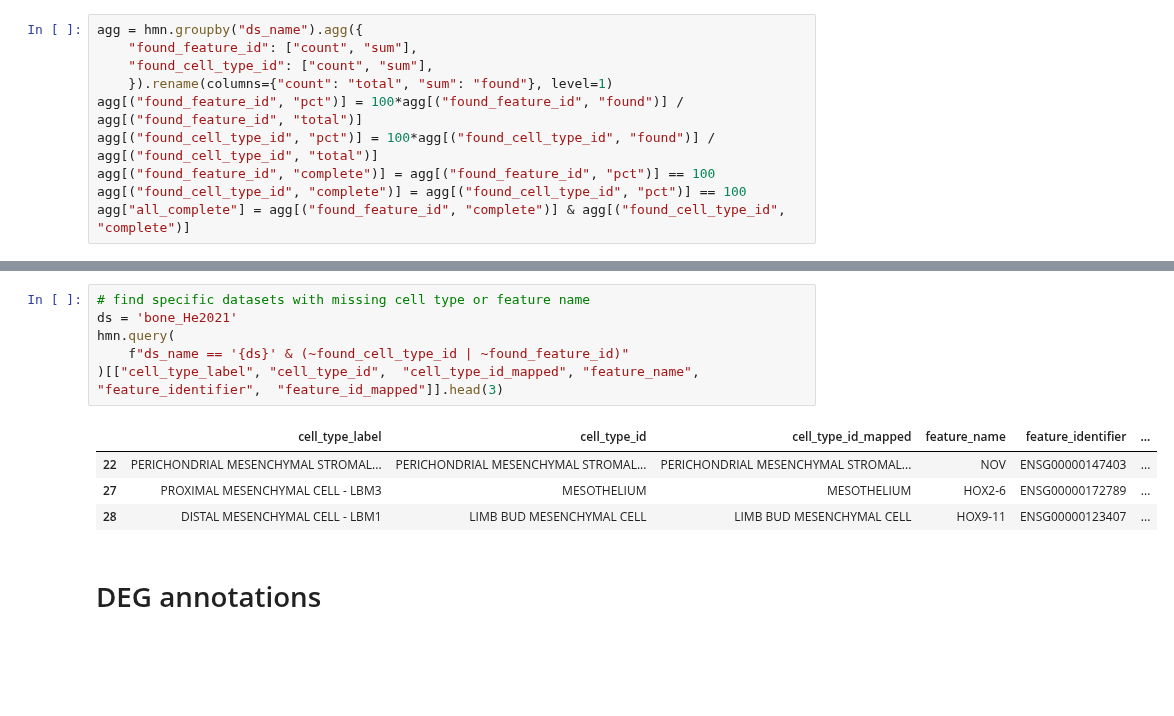
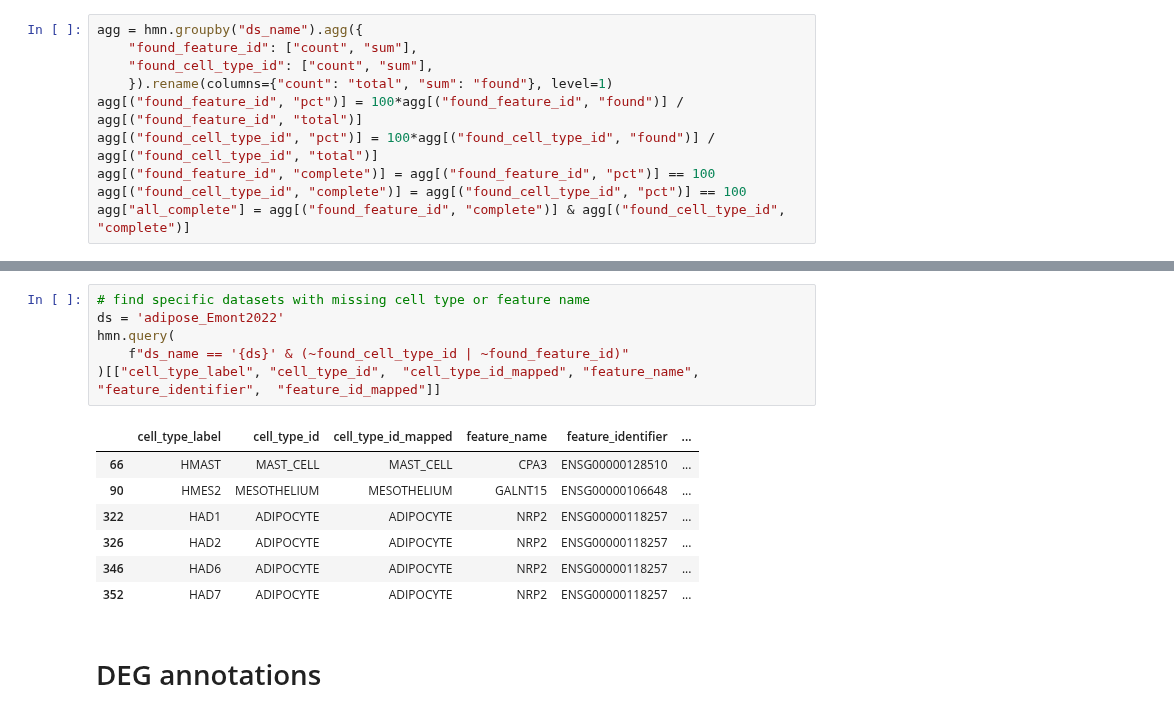
Before and after one commit to sbooeshaghi/llmarkers, a Jupyter notebook: analysis/comparison/verify_derived.ipynb, the cells around one changed output, grey strips where cells are left out. Drawn from its saved outputs; the diff is of its cells as text; blank space fills up the shorter version.

```diff
--- a/analysis/comparison/verify_derived.ipynb
+++ b/analysis/comparison/verify_derived.ipynb
@@ -138,14 +140,17 @@ agg.reset_index()
 # %%
 # find specific datasets with missing cell type or feature name
-ds = 'bone_He2021'
+ds = 'adipose_Emont2022'
 hmn.query(
     f"ds_name == '{ds}' & (~found_cell_type_id | ~found_feature_id)"
-)[["cell_type_label", "cell_type_id",  "cell_type_id_mapped", "feature_name", "feature_identifier",  "feature_id_mapped"]].head(3)
+)[["cell_type_label", "cell_type_id",  "cell_type_id_mapped", "feature_name", "feature_identifier",  "feature_id_mapped"]]
 # %% [output]
 |  | cell_type_label | cell_type_id | cell_type_id_mapped | feature_name | feature_identifier | ... |
-| 22 | PERICHONDRIAL MESENCHYMAL STROMAL... | PERICHONDRIAL MESENCHYMAL STROMAL... | PERICHONDRIAL MESENCHYMAL STROMAL... | NOV | ENSG00000147403 | ... |
-| 27 | PROXIMAL MESENCHYMAL CELL - LBM3 | MESOTHELIUM | MESOTHELIUM | HOX2-6 | ENSG00000172789 | ... |
-| 28 | DISTAL MESENCHYMAL CELL - LBM1 | LIMB BUD MESENCHYMAL CELL | LIMB BUD MESENCHYMAL CELL | HOX9-11 | ENSG00000123407 | ... |
+| 66 | HMAST | MAST_CELL | MAST_CELL | CPA3 | ENSG00000128510 | ... |
+| 90 | HMES2 | MESOTHELIUM | MESOTHELIUM | GALNT15 | ENSG00000106648 | ... |
+| 322 | HAD1 | ADIPOCYTE | ADIPOCYTE | NRP2 | ENSG00000118257 | ... |
+| 326 | HAD2 | ADIPOCYTE | ADIPOCYTE | NRP2 | ENSG00000118257 | ... |
+| 346 | HAD6 | ADIPOCYTE | ADIPOCYTE | NRP2 | ENSG00000118257 | ... |
+| 352 | HAD7 | ADIPOCYTE | ADIPOCYTE | NRP2 | ENSG00000118257 | ... |
 # %% [markdown]
 # DEG annotations
 # %%
```
Also changed, not shown: parts of 5 cells of this notebook, 1 other file.
